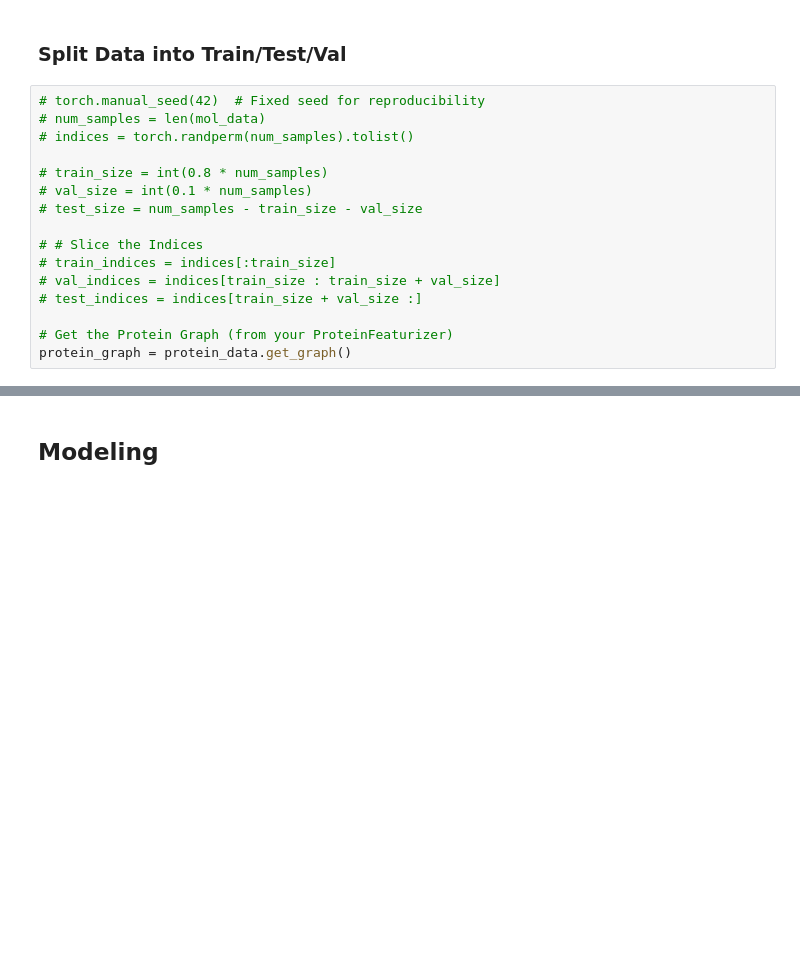
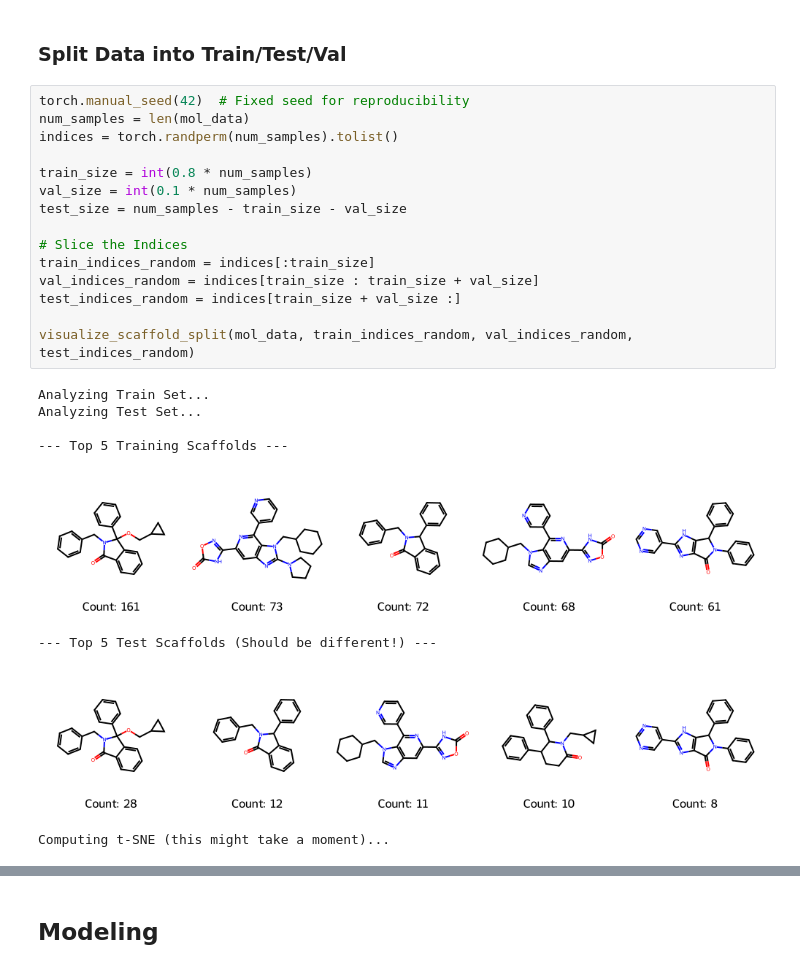
Before and after one commit to Djtrainer/cancer_research, a Jupyter notebook: notebooks/mdm2_breaker_model_eda.ipynb, the cells around one changed output, grey strips where cells are left out. Drawn from its saved outputs; the diff is of its cells as text; blank space fills up the shorter version.

```diff
--- a/notebooks/mdm2_breaker_model_eda.ipynb
+++ b/notebooks/mdm2_breaker_model_eda.ipynb
@@ -662,18 +662,26 @@ Computing t-SNE (this might take a moment)...
 # %% [markdown]
 ### Split Data into Train/Test/Val
 # %%
-# torch.manual_seed(42)  # Fixed seed for reproducibility
-# num_samples = len(mol_data)
-# indices = torch.randperm(num_samples).tolist()
+torch.manual_seed(42)  # Fixed seed for reproducibility
+num_samples = len(mol_data)
+indices = torch.randperm(num_samples).tolist()
 
-# train_size = int(0.8 * num_samples)
-# val_size = int(0.1 * num_samples)
-# test_size = num_samples - train_size - val_size
+train_size = int(0.8 * num_samples)
+val_size = int(0.1 * num_samples)
+test_size = num_samples - train_size - val_size
 
-# # Slice the Indices
-# train_indices = indices[:train_size]
-# val_indices = indices[train_size : train_size + val_size]
-# test_indices = indices[train_size + val_size :]
+# Slice the Indices
+train_indices_random = indices[:train_size]
+val_indices_random = indices[train_size : train_size + val_size]
+test_indices_random = indices[train_size + val_size :]
 
-# Get the Protein Graph (from your ProteinFeaturizer)
-protein_graph = protein_data.get_graph()
+visualize_scaffold_split(mol_data, train_indices_random, val_indices_random, test_indices_random)
+# %% [output]
+Analyzing Train Set...
+Analyzing Test Set...
+
+--- Top 5 Training Scaffolds ---
+[figure, added]
+--- Top 5 Test Scaffolds (Should be different!) ---
+[figure, added]
+Computing t-SNE (this might take a moment)...
```
Also changed, not shown: parts of 4 cells of this notebook.
